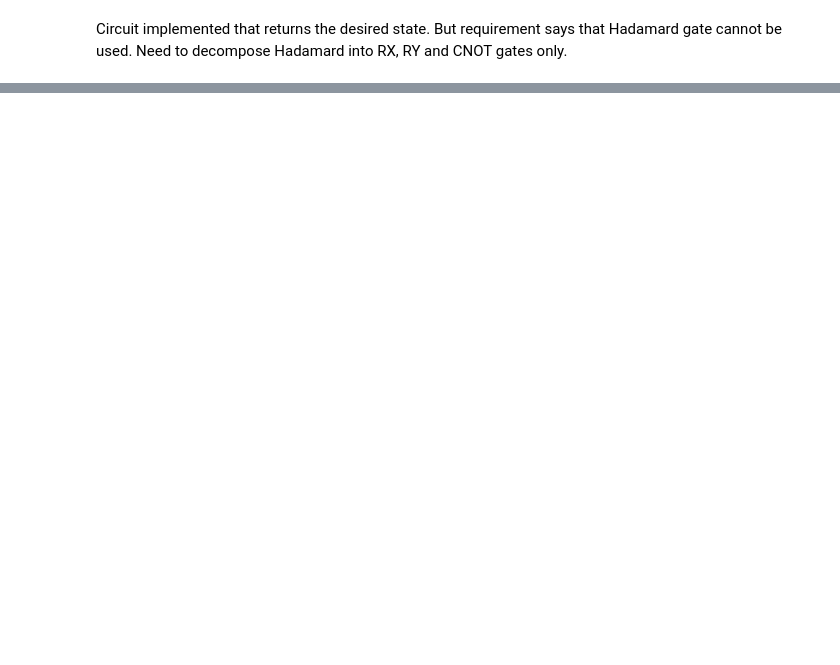
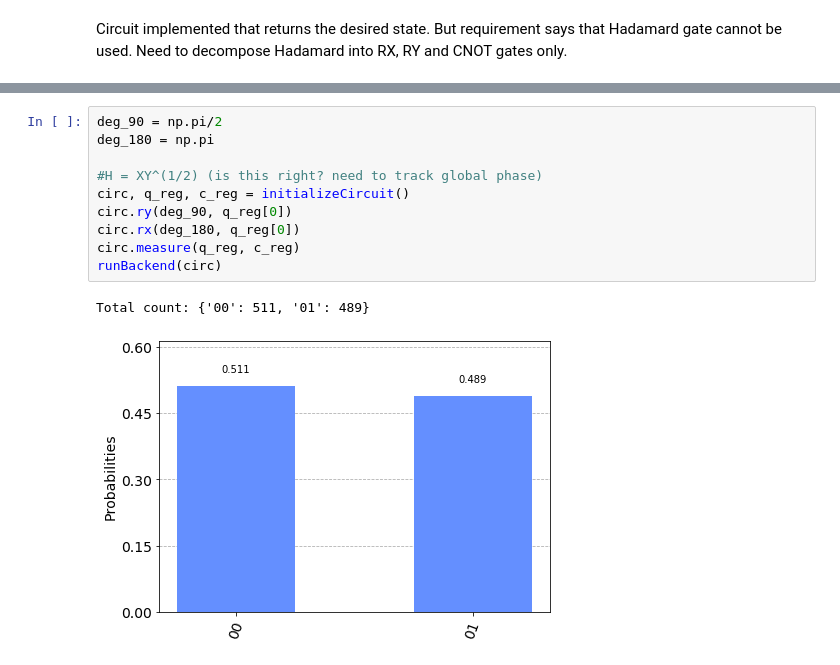
Before and after one commit to PikminGuy/bell-state, a Jupyter notebook: qosf_task2.ipynb, the cells around one changed output, grey strips where cells are left out. Saved outputs shown, nothing was run; the diff lists cells and outputs as text; blank space fills up the shorter version.

```diff
--- a/qosf_task2.ipynb
+++ b/qosf_task2.ipynb
@@ -112,0 +121,13 @@ Circuit implemented that returns the desired state. But requirement says that Ha
+# %%
+deg_90 = np.pi/2
+deg_180 = np.pi
+
+#H = XY^(1/2) (is this right? need to track global phase)
+circ, q_reg, c_reg = initializeCircuit()
+circ.ry(deg_90, q_reg[0])
+circ.rx(deg_180, q_reg[0])
+circ.measure(q_reg, c_reg)
+runBackend(circ)
+# %% [output]
+Total count: {'00': 511, '01': 489}
+[figure, added]
```
Also changed, not shown: parts of 7 cells of this notebook, 2 other files.
